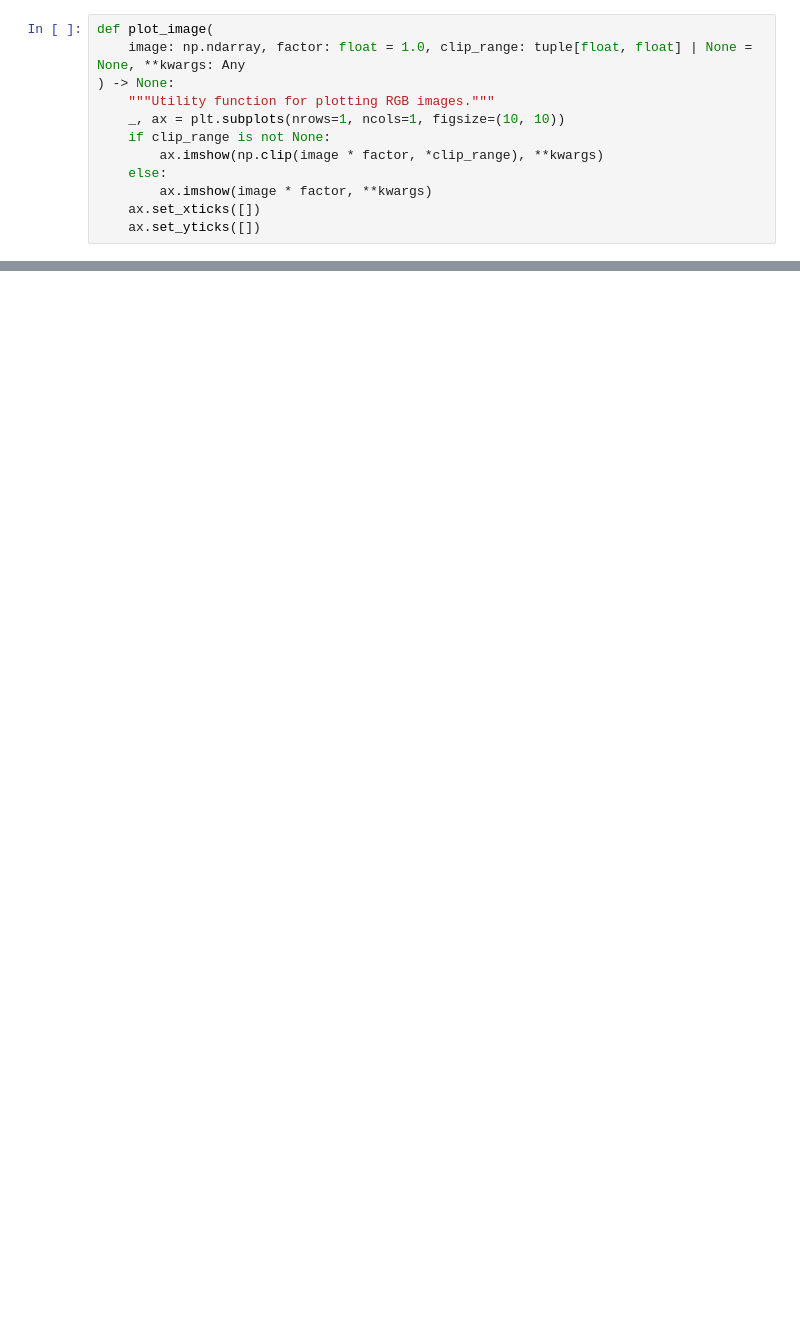
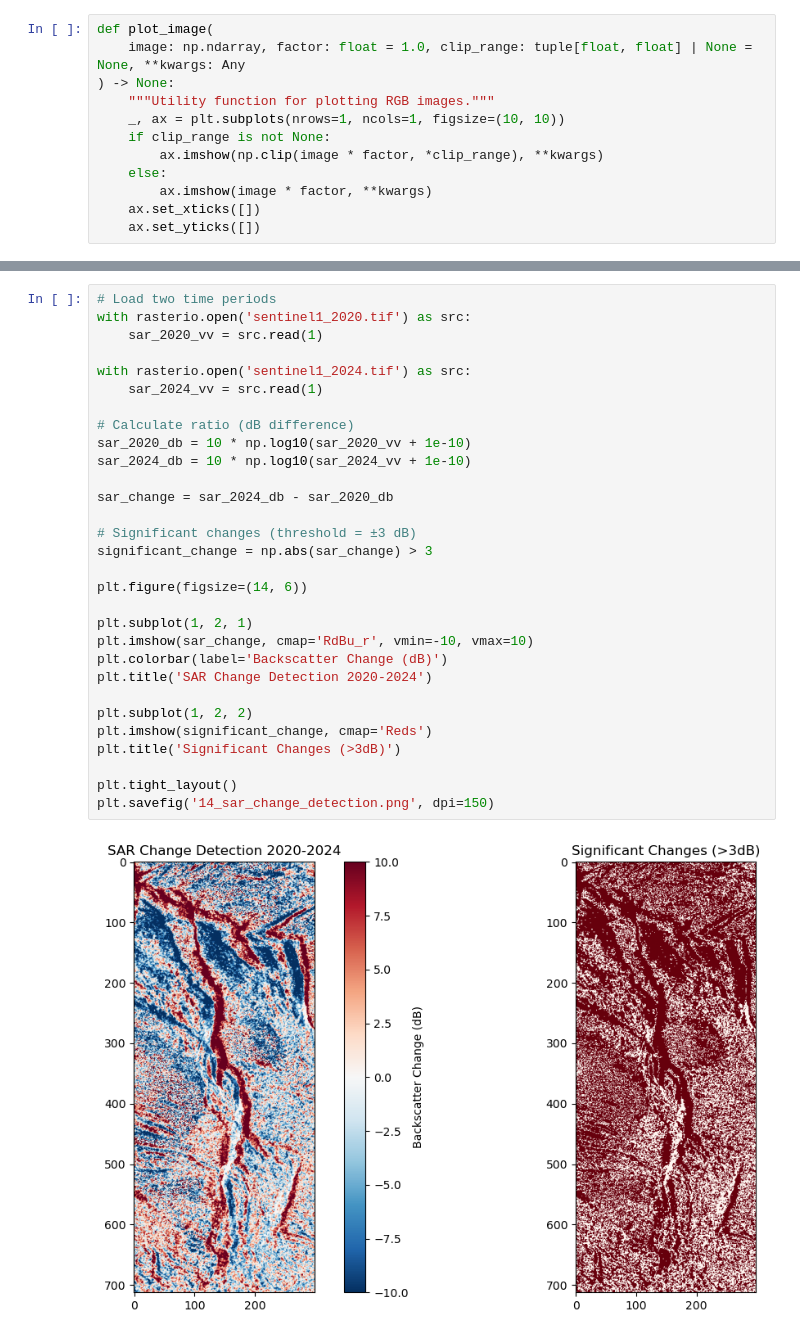
Before and after one commit to Runan-Duan/Alpine_digital_twins, a Jupyter notebook: check_satellite.ipynb, the cells around one changed output, grey strips where cells are left out. Cells and saved outputs as stored; diff of their text form; blank space fills up the shorter version.

```diff
--- a/check_satellite.ipynb
+++ b/check_satellite.ipynb
@@ -154,0 +114,32 @@ NameError: name 'dem_data' is not defined
+# %%
+# Load two time periods
+with rasterio.open('sentinel1_2020.tif') as src:
+    sar_2020_vv = src.read(1)
+
+with rasterio.open('sentinel1_2024.tif') as src:
+    sar_2024_vv = src.read(1)
+
+# Calculate ratio (dB difference)
+sar_2020_db = 10 * np.log10(sar_2020_vv + 1e-10)
+sar_2024_db = 10 * np.log10(sar_2024_vv + 1e-10)
+
+sar_change = sar_2024_db - sar_2020_db
+
+# Significant changes (threshold = ±3 dB)
+significant_change = np.abs(sar_change) > 3
+
+plt.figure(figsize=(14, 6))
+
+plt.subplot(1, 2, 1)
+plt.imshow(sar_change, cmap='RdBu_r', vmin=-10, vmax=10)
+plt.colorbar(label='Backscatter Change (dB)')
+plt.title('SAR Change Detection 2020-2024')
+
+plt.subplot(1, 2, 2)
+plt.imshow(significant_change, cmap='Reds')
+plt.title('Significant Changes (>3dB)')
+
+plt.tight_layout()
+plt.savefig('14_sar_change_detection.png', dpi=150)
+# %% [output]
+[figure, added]
```
Also changed, not shown: parts of 10 cells of this notebook, 7 other files.
